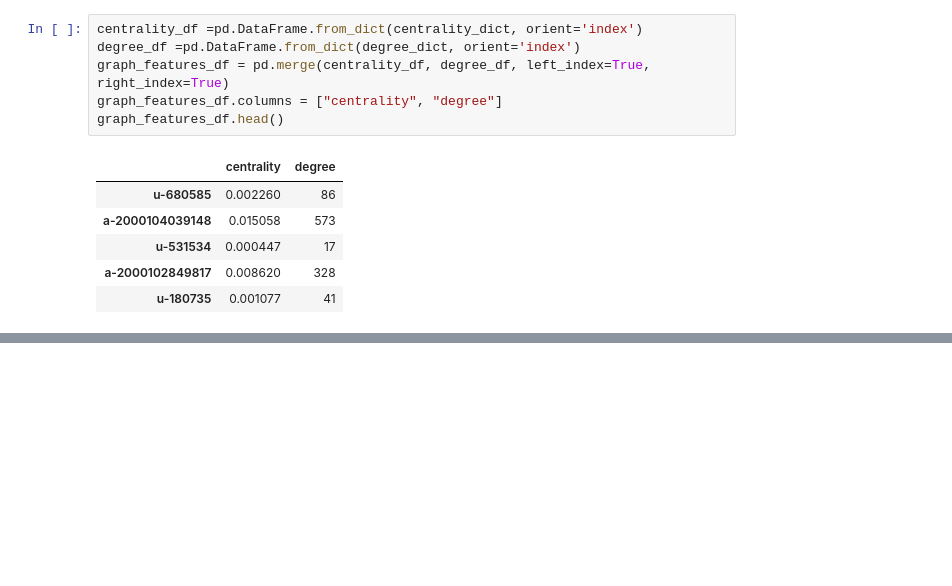
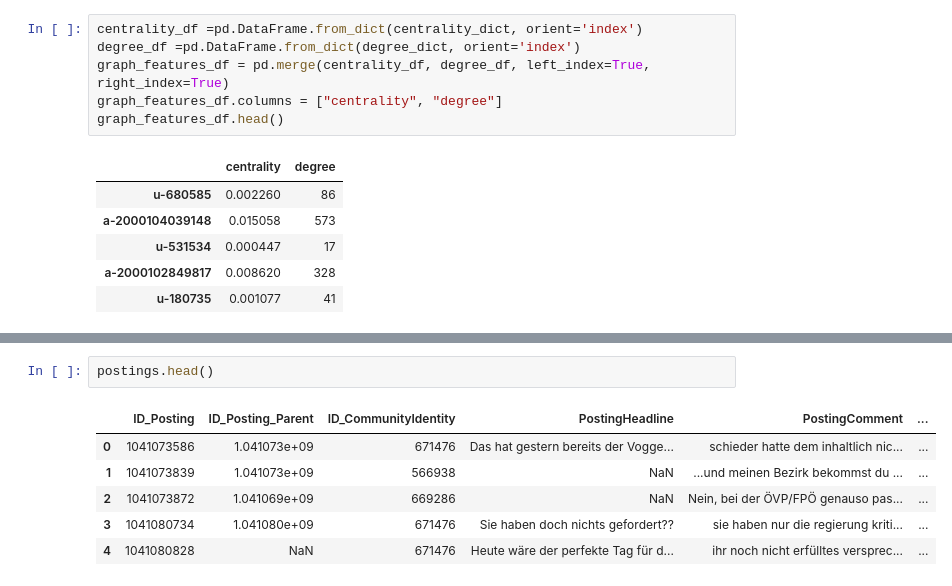
Before and after one commit to RomanGrebnev/sna_link_prediction, a Jupyter notebook: notebooks/ndl_prediction_dataloader.ipynb, the cells around one changed output, grey strips where cells are left out. Cells and saved outputs as stored; diff of their text form; blank space fills up the shorter version.

```diff
--- a/notebooks/ndl_prediction_dataloader.ipynb
+++ b/notebooks/ndl_prediction_dataloader.ipynb
@@ -118,0 +112,9 @@ graph_features_df.to_csv("./ndl_similarity/graph_features.csv")
+# %%
+postings.head()
+# %% [output]
+|  | ID_Posting | ID_Posting_Parent | ID_CommunityIdentity | PostingHeadline | PostingComment | ... |
+| 0 | 1041073586 | 1.041073e+09 | 671476 | Das hat gestern bereits der Vogge... | schieder hatte dem inhaltlich nic... | ... |
+| 1 | 1041073839 | 1.041073e+09 | 566938 | NaN | ...und meinen Bezirk bekommst du ... | ... |
+| 2 | 1041073872 | 1.041069e+09 | 669286 | NaN | Nein, bei der ÖVP/FPÖ genauso pas... | ... |
+| 3 | 1041080734 | 1.041080e+09 | 671476 | Sie haben doch nichts gefordert?? | sie haben nur die regierung kriti... | ... |
+| 4 | 1041080828 | NaN | 671476 | Heute wäre der perfekte Tag für d... | ihr noch nicht erfülltes versprec... | ... |
```
Also changed, not shown: parts of 31 cells of this notebook, 1 other file.
